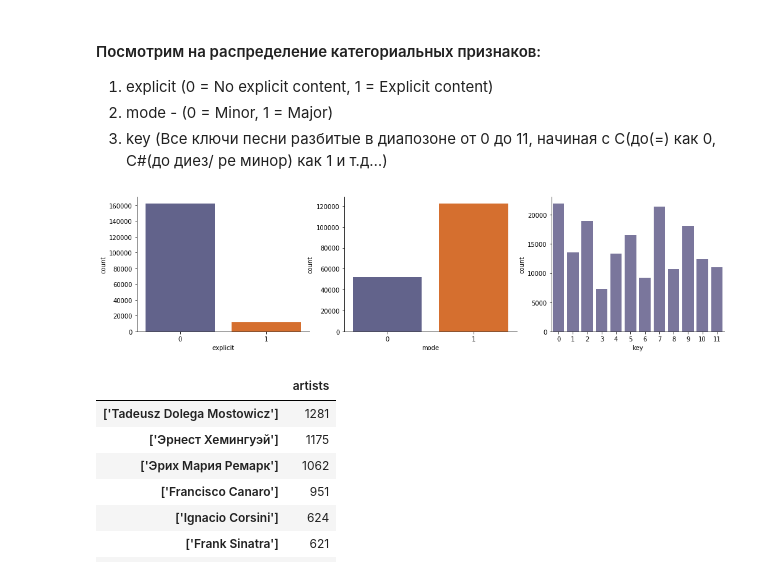
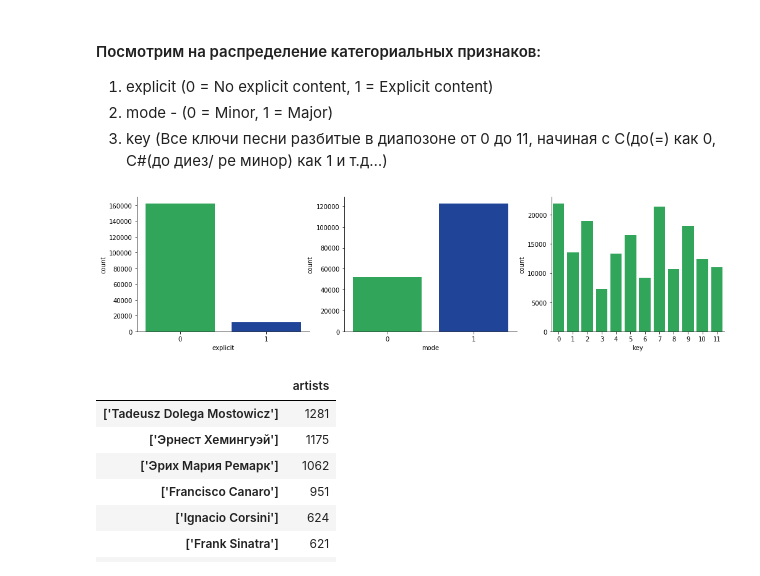
Before and after one commit to Lisstrange/Mini-examples, a Jupyter notebook: Recomendation music on Spotify Dataset.ipynb, the cells around one changed output. Drawn from its saved outputs; the diff is of its cells as text; code cells hidden in the pictures.

Commit message:
spotify ux colors, started pairplot

```diff
--- a/Recomendation music on Spotify Dataset.ipynb
+++ b/Recomendation music on Spotify Dataset.ipynb
@@ -225,16 +231,16 @@ data[['artists', 'name', 'popularity']].sort_values(by='popularity', ascending=F
 3. key (Все ключи песни разбитые в диапозоне от 0 до 11, начиная с  C(до(=) как 0, C#(до диез/ ре минор) как 1 и т.д…)
 # %%
 colors_01 = {
-    0:cmp.colors[170],
-    1:'#f16913'
+    0:'#1DB954',
+    1:'#0c3cac'
 }
 fig2, axes2 = plt.subplots(1, 3, figsize=(17, 4))
 sns.countplot(ax=axes2[0], data=catcols.iloc[:,1:], x = 'explicit', palette=colors_01)
 sns.countplot(ax=axes2[1], data=catcols.iloc[:,1:], x = 'mode', palette=colors_01)
-sns.countplot(ax=axes2[2], data=catcols.iloc[:,1:], x = 'key', color="#756fa3")
+sns.countplot(ax=axes2[2], data=catcols.iloc[:,1:], x = 'key', color="#1DB954")
 sns.despine()
 # %% [output]
-[figure, old version]
+[figure, new version]
 # %%
 # самые плодовитые исполнители
 artists_count = pd.DataFrame(data['artists'].value_counts())
```
Also changed, not shown: parts of 9 cells of this notebook.
